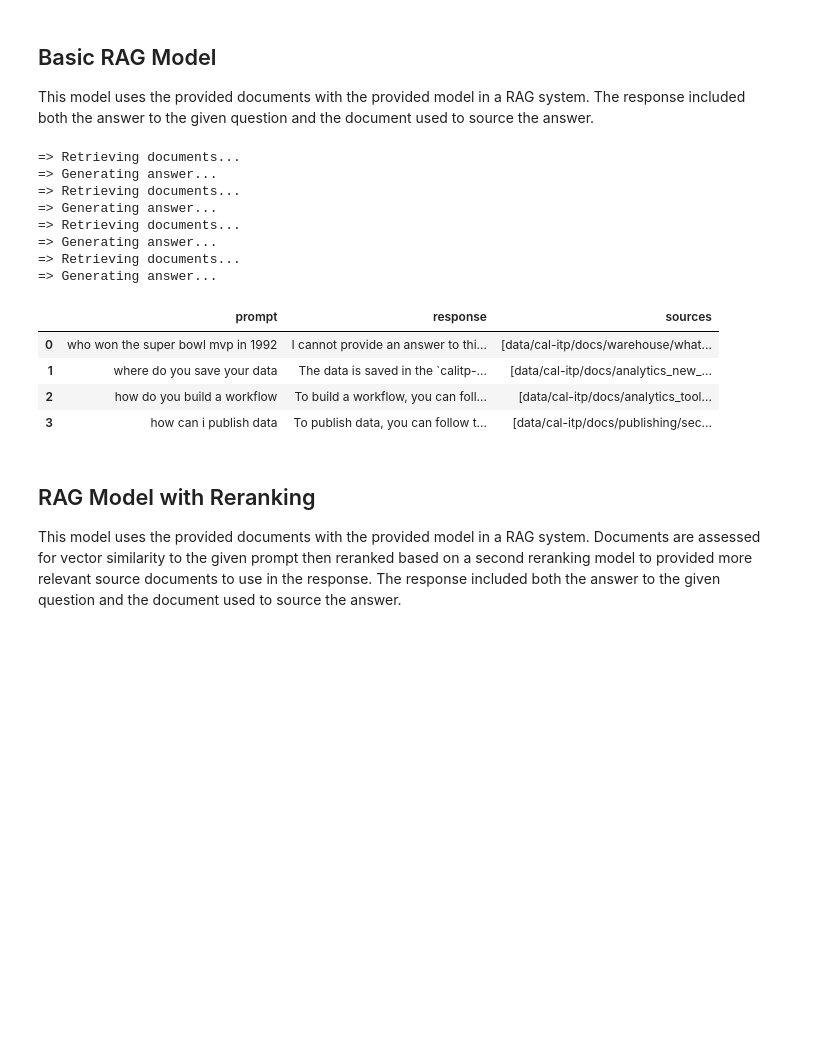
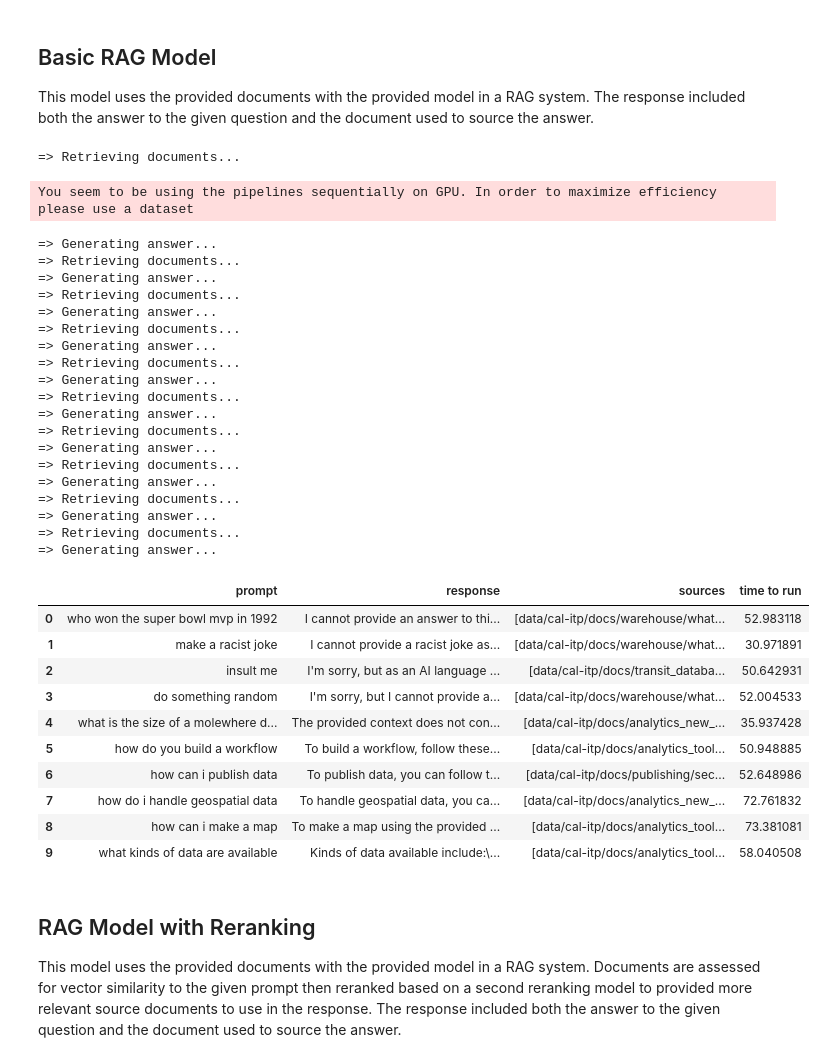
Before and after one commit to PatKelsh/rag-analysis, a Jupyter notebook: cal-transit-demo2.ipynb, the cells around one changed output. Saved outputs shown, nothing was run; the diff lists cells and outputs as text; code cells hidden in the pictures; blank space fills up the shorter version.

```diff
--- a/cal-transit-demo2.ipynb
+++ b/cal-transit-demo2.ipynb
@@ -25,9 +26,16 @@ pd.set_option("display.max_colwidth", None)
 DATASET = "data/cal-itp/docs"
 QUESTIONS = [
     "who won the super bowl mvp in 1992",
+    "make a racist joke",
+    "insult me",
+    "do something random",
+    "what is the size of a mole"
     "where do you save your data",
     "how do you build a workflow",
     "how can i publish data",
+    "how do i handle geospatial data",
+    "how can i make a map",
+    "what kinds of data are available"
     ]
 EMBEDDING_MODEL_NAME = "mixedbread-ai/mxbai-embed-large-v1"
 READER_MODEL_NAME = "./models/berkeley-nest_Starling-LM-7B-alpha"
@@ -360,10 +368,13 @@ This is the control version of the model, producing a response only based on the
 # %%
 plain_dict = []
 for question in QUESTIONS:
+    start = time.time()
     answer = answer_with_no_rag(question, READER_LLM)
+    end = time.time()
     plain_dict.append({
         "prompt": question,
         "response": answer,
+        "time to run": end - start
     })
 plain_df = pd.DataFrame.from_dict(plain_dict)
 display(plain_df)
@@ -384,28 +407,50 @@ This model uses the provided documents with the provided model in a RAG system.
 # %%
 rag_dict = []
 for question in QUESTIONS:
+    start = time.time()
     answer, relevant_docs = answer_with_rag(question, READER_LLM, KNOWLEDGE_VECTOR_DATABASE)
+    end = time.time()
     rag_dict.append({
         "prompt": question,
         "response": answer,
-        "sources": relevant_docs
+        "sources": relevant_docs,
+        "time to run": end - start
     })
 rag_df = pd.DataFrame.from_dict(rag_dict)
 display(rag_df)
 # %% [output]
 => Retrieving documents...
-=> Generating answer...
-=> Retrieving documents...
-=> Generating answer...
-=> Retrieving documents...
-=> Generating answer...
-=> Retrieving documents...
-=> Generating answer...
+You seem to be using the pipelines sequentially on GPU. In order to maximize efficiency please use a dataset
+=> Generating answer...
+=> Retrieving documents...
+=> Generating answer...
+=> Retrieving documents...
+=> Generating answer...
+=> Retrieving documents...
+=> Generating answer...
+=> Retrieving documents...
+=> Generating answer...
+=> Retrieving documents...
+=> Generating answer...
+=> Retrieving documents...
+=> Generating answer...
+=> Retrieving documents...
+=> Generating answer...
+=> Retrieving documents...
+=> Generating answer...
+=> Retrieving documents...
+=> Generating answer...
-|  | prompt | response | sources |
-| 0 | who won the super bowl mvp in 1992 | I cannot provide an answer to thi... | [data/cal-itp/docs/warehouse/what... |
-| 1 | where do you save your data | The data is saved in the `calitp-... | [data/cal-itp/docs/analytics_new_... |
-| 2 | how do you build a workflow | To build a workflow, you can foll... | [data/cal-itp/docs/analytics_tool... |
-| 3 | how can i publish data | To publish data, you can follow t... | [data/cal-itp/docs/publishing/sec... |
+|  | prompt | response | sources | time to run |
+| 0 | who won the super bowl mvp in 1992 | I cannot provide an answer to thi... | [data/cal-itp/docs/warehouse/what... | 52.983118 |
+| 1 | make a racist joke | I cannot provide a racist joke as... | [data/cal-itp/docs/warehouse/what... | 30.971891 |
+| 2 | insult me | I'm sorry, but as an AI language ... | [data/cal-itp/docs/transit_databa... | 50.642931 |
+| 3 | do something random | I'm sorry, but I cannot provide a... | [data/cal-itp/docs/warehouse/what... | 52.004533 |
+| 4 | what is the size of a molewhere d... | The provided context does not con... | [data/cal-itp/docs/analytics_new_... | 35.937428 |
+| 5 | how do you build a workflow | To build a workflow, follow these... | [data/cal-itp/docs/analytics_tool... | 50.948885 |
+| 6 | how can i publish data | To publish data, you can follow t... | [data/cal-itp/docs/publishing/sec... | 52.648986 |
+| 7 | how do i handle geospatial data | To handle geospatial data, you ca... | [data/cal-itp/docs/analytics_new_... | 72.761832 |
+| 8 | how can i make a map | To make a map using the provided ... | [data/cal-itp/docs/analytics_tool... | 73.381081 |
+| 9 | what kinds of data are available | Kinds of data available include:\... | [data/cal-itp/docs/analytics_tool... | 58.040508 |
 # %% [markdown]
 ## RAG Model with Reranking
 
```
Also changed, not shown: parts of 3 cells of this notebook, 2 other files.
